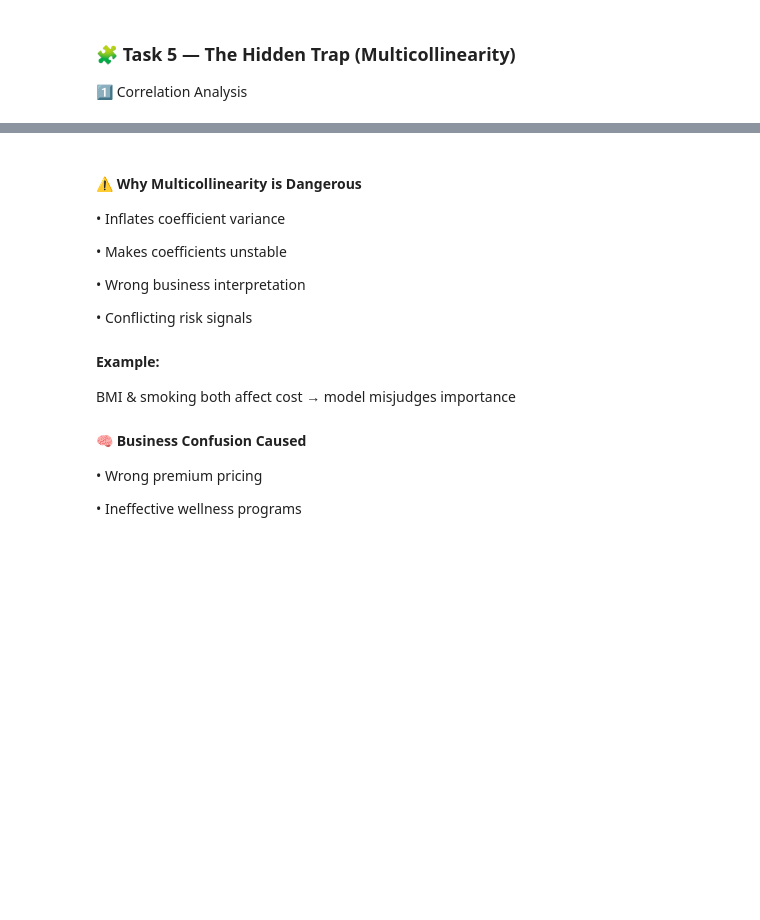
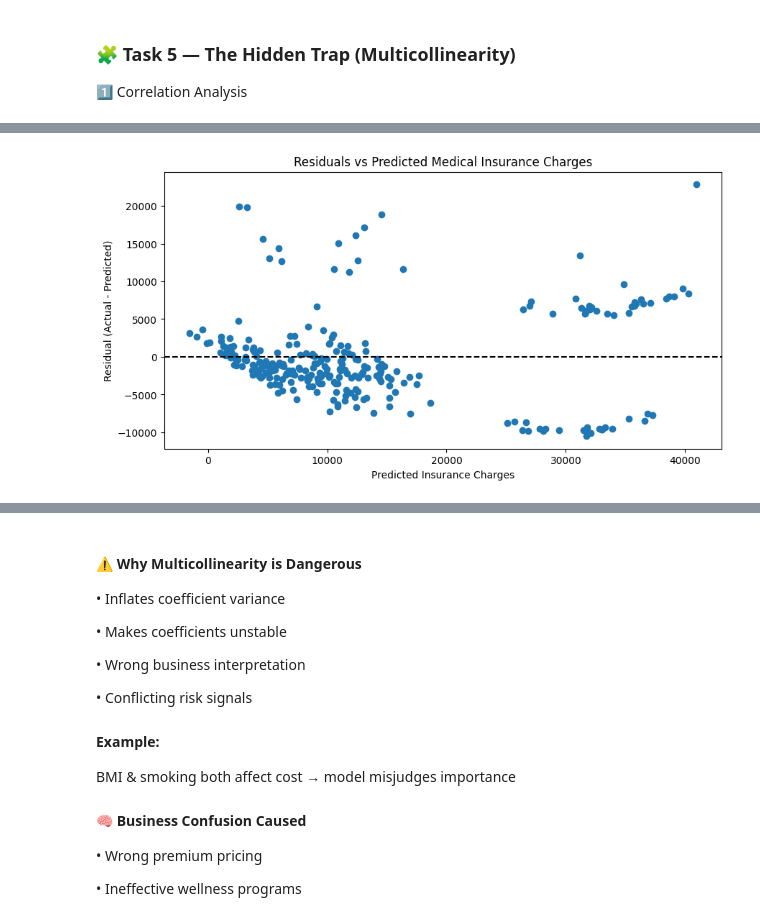
Before and after one commit to 23b81a6699/ML_ETE, a Jupyter notebook: Medical_DataSet.ipynb, the cells around one changed output, grey strips where cells are left out. Saved outputs shown, nothing was run; the diff lists cells and outputs as text; code cells hidden in the pictures; blank space fills up the shorter version.

```diff
--- a/Medical_DataSet.ipynb
+++ b/Medical_DataSet.ipynb
@@ -163,0 +293,15 @@ plt.show()
+# %%
+# Calculate residuals
+residuals = y_test - y_pred
+
+plt.figure(figsize=(10,5))
+plt.scatter(y_pred, residuals)
+plt.axhline(y=0, color='black', linestyle='--')
+
+plt.title('Residuals vs Predicted Medical Insurance Charges')
+plt.xlabel('Predicted Insurance Charges')
+plt.ylabel('Residual (Actual - Predicted)')
+
+plt.show()
+# %% [output]
+[figure, added]
```
Also changed, not shown: parts of 20 cells of this notebook, 13 other files.
